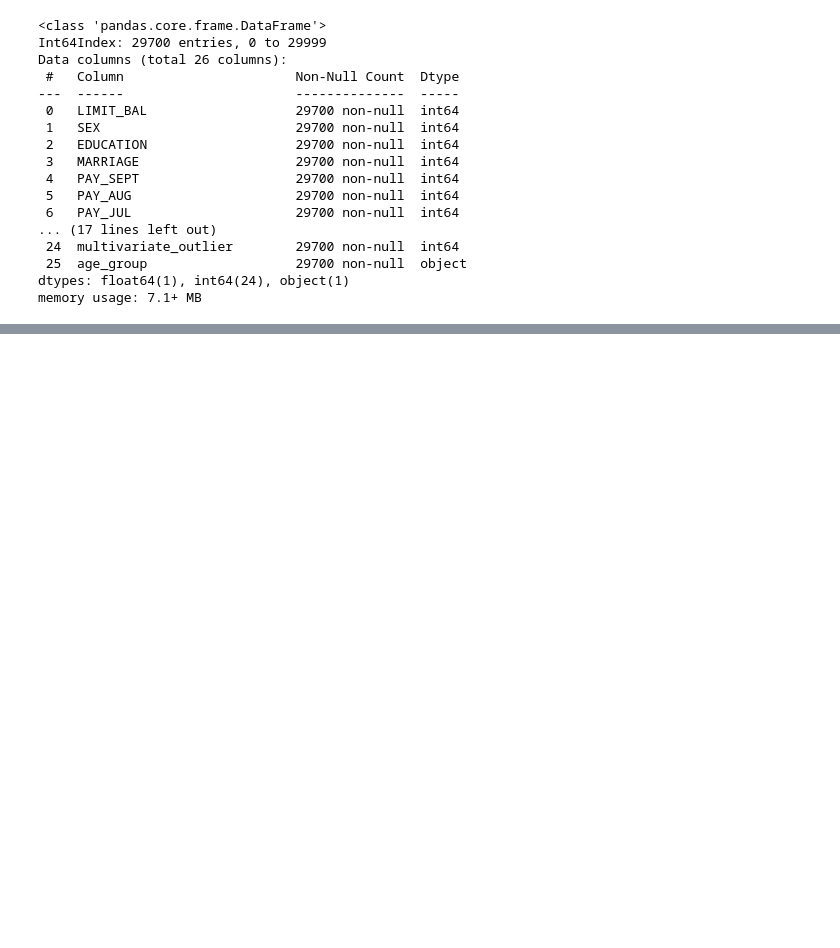
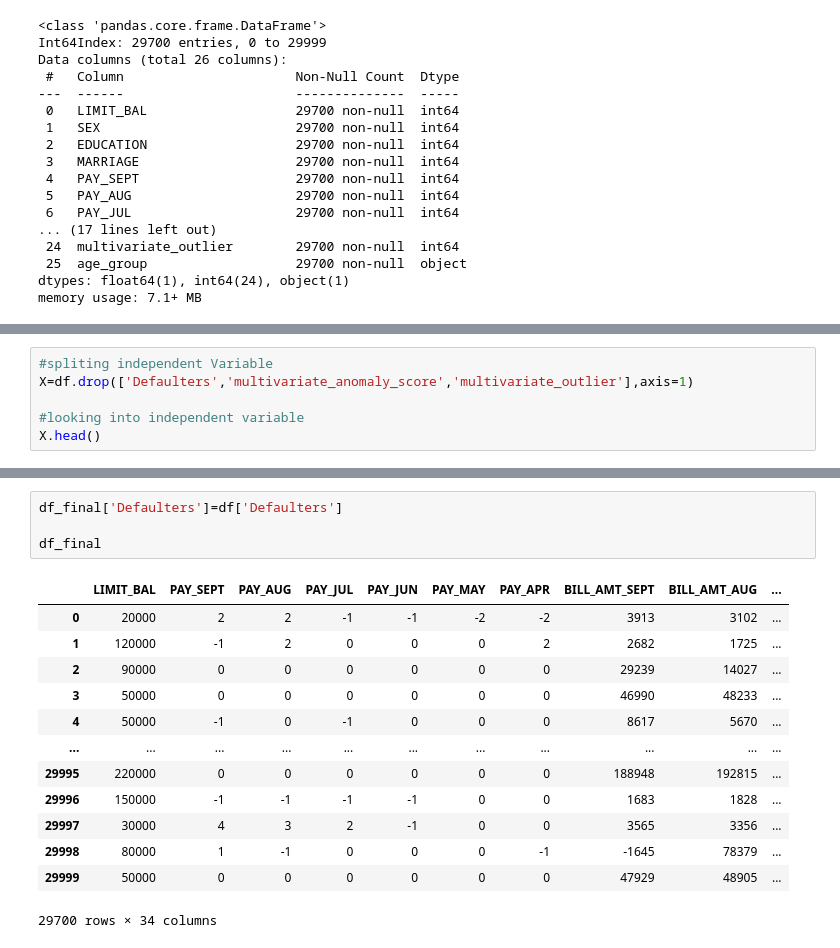
Before and after one commit to Sivaramaguhan/Credit-card-default-prediction, a Jupyter notebook: Guhan_Credit_Card_Default_Prediction_Capstone_Project.ipynb, the cells around one changed output, grey strips where cells are left out. Saved outputs shown, nothing was run; the diff lists cells and outputs as text; blank space fills up the shorter version.

```diff
--- a/Guhan_Credit_Card_Default_Prediction_Capstone_Project.ipynb
+++ b/Guhan_Credit_Card_Default_Prediction_Capstone_Project.ipynb
@@ -604,0 +608,6 @@ memory usage: 7.1+ MB
+# %%
+#spliting independent Variable
+X=df.drop(['Defaulters','multivariate_anomaly_score','multivariate_outlier'],axis=1)
+
+#looking into independent variable
+X.head()
@@ -604,0 +661,18 @@ memory usage: 7.1+ MB
+# %%
+df_final['Defaulters']=df['Defaulters']
+
+df_final
+# %% [output]
+|  | LIMIT_BAL | PAY_SEPT | PAY_AUG | PAY_JUL | PAY_JUN | PAY_MAY | PAY_APR | BILL_AMT_SEPT | BILL_AMT_AUG | ... |
+| 0 | 20000 | 2 | 2 | -1 | -1 | -2 | -2 | 3913 | 3102 | ... |
+| 1 | 120000 | -1 | 2 | 0 | 0 | 0 | 2 | 2682 | 1725 | ... |
+| 2 | 90000 | 0 | 0 | 0 | 0 | 0 | 0 | 29239 | 14027 | ... |
+| 3 | 50000 | 0 | 0 | 0 | 0 | 0 | 0 | 46990 | 48233 | ... |
+| 4 | 50000 | -1 | 0 | -1 | 0 | 0 | 0 | 8617 | 5670 | ... |
+| ... | ... | ... | ... | ... | ... | ... | ... | ... | ... | ... |
+| 29995 | 220000 | 0 | 0 | 0 | 0 | 0 | 0 | 188948 | 192815 | ... |
+| 29996 | 150000 | -1 | -1 | -1 | -1 | 0 | 0 | 1683 | 1828 | ... |
+| 29997 | 30000 | 4 | 3 | 2 | -1 | 0 | 0 | 3565 | 3356 | ... |
+| 29998 | 80000 | 1 | -1 | 0 | 0 | 0 | -1 | -1645 | 78379 | ... |
+| 29999 | 50000 | 0 | 0 | 0 | 0 | 0 | 0 | 47929 | 48905 | ... |
+29700 rows × 34 columns
```
Also changed, not shown: parts of 23 cells of this notebook.
